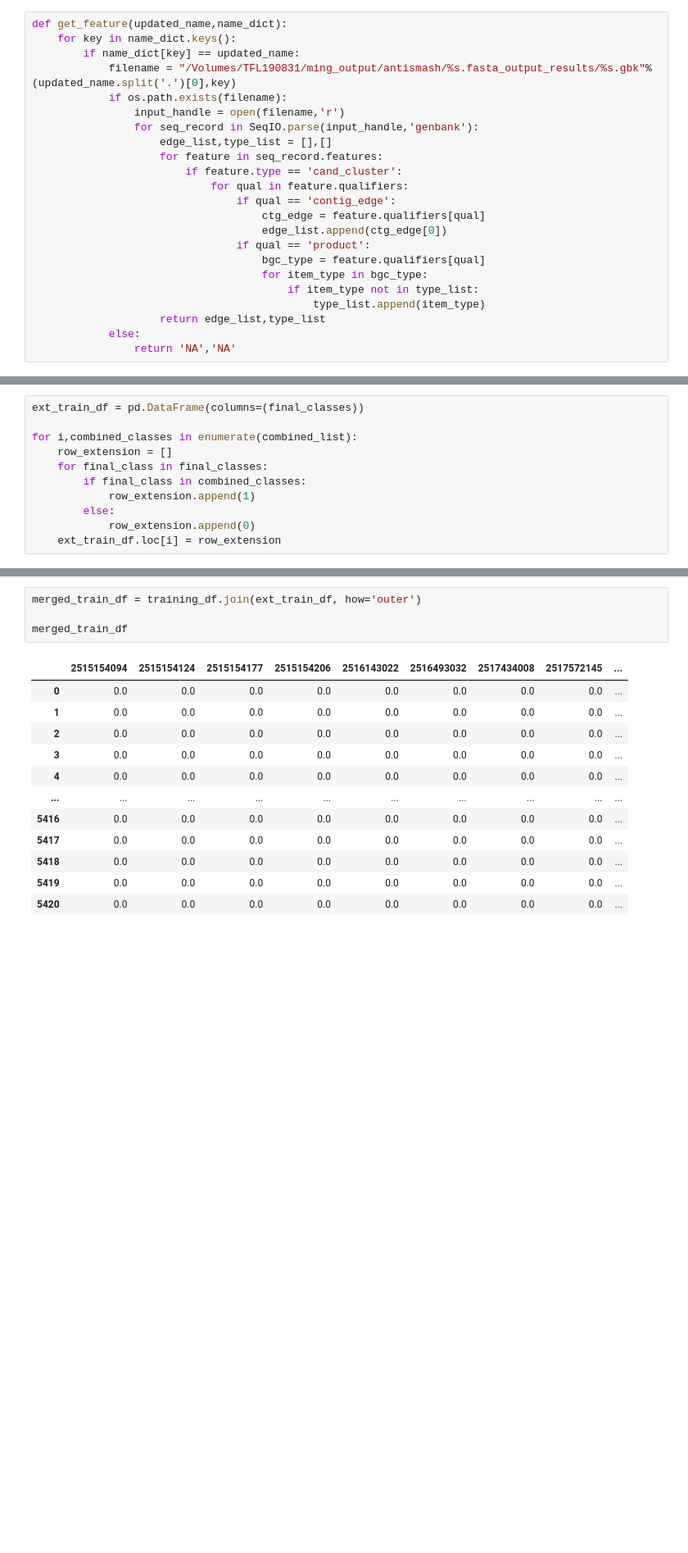
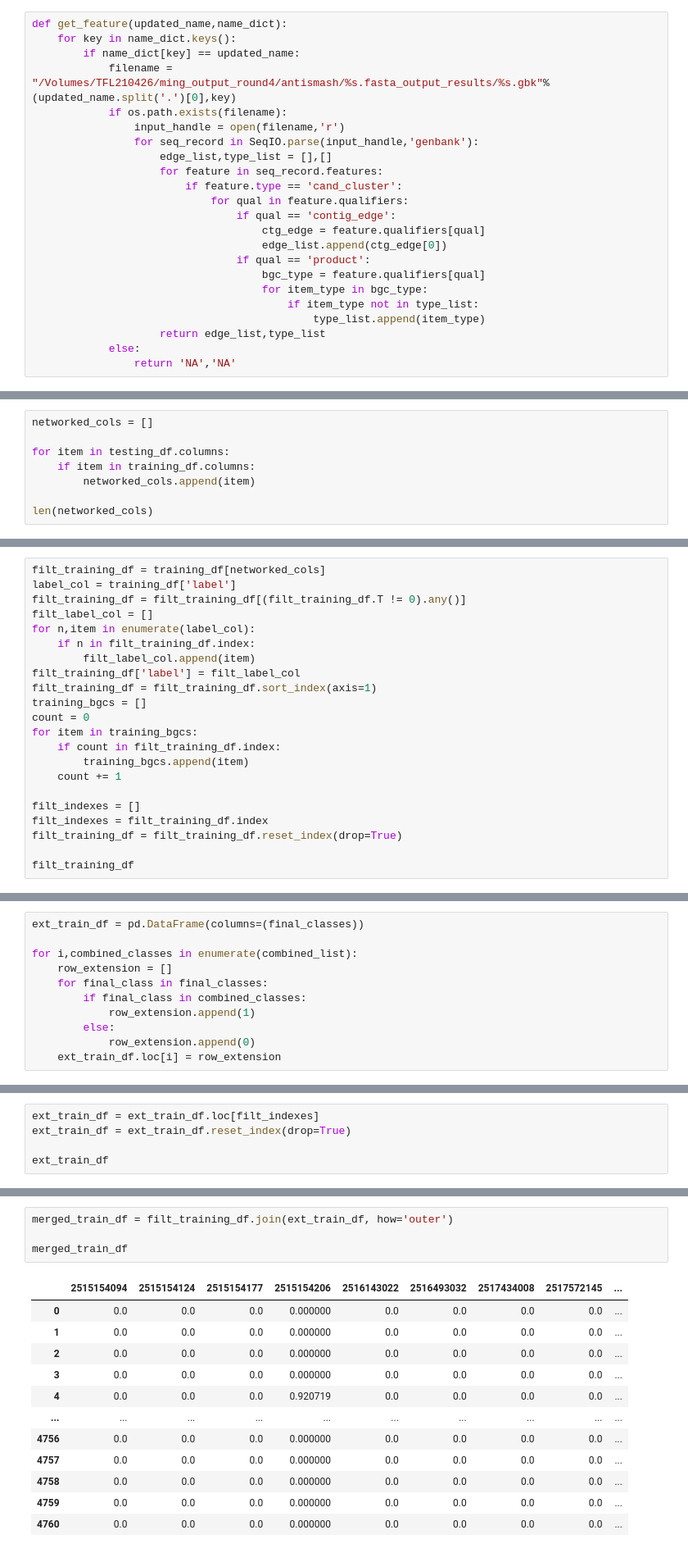
Before and after one commit to tiagolbiotech/NPOmix, a Jupyter notebook: NPOmix_v1.0-notebook7_new_features-210811.ipynb, the cells around one changed output, grey strips where cells are left out. Shown at 82% size. Drawn from its saved outputs; the diff is of its cells as text; blank space fills up the shorter version.

```diff
--- a/NPOmix_v1.0-notebook7_new_features-210811.ipynb
+++ b/NPOmix_v1.0-notebook7_new_features-210811.ipynb
@@ -150,7 +150,7 @@ get_feature('GCA_001767235.region004',names_dict)
 def get_feature(updated_name,name_dict):
     for key in name_dict.keys():
         if name_dict[key] == updated_name:
-            filename = "/Volumes/TFL190831/ming_output/antismash/%s.fasta_output_results/%s.gbk"%(updated_name.split('.')[0],key)
+            filename = "/Volumes/TFL210426/ming_output_round4/antismash/%s.fasta_output_results/%s.gbk"%(updated_name.split('.')[0],key)
             if os.path.exists(filename):
                 input_handle = open(filename,'r')
                 for seq_record in SeqIO.parse(input_handle,'genbank'):
@@ -285,0 +308,8 @@ training_df
+# %%
+networked_cols = []
+
+for item in testing_df.columns:
+    if item in training_df.columns:
+        networked_cols.append(item)
+
+len(networked_cols)
@@ -285,0 +318,22 @@ training_df
+# %%
+filt_training_df = training_df[networked_cols]
+label_col = training_df['label']
+filt_training_df = filt_training_df[(filt_training_df.T != 0).any()]
+filt_label_col = []
+for n,item in enumerate(label_col):
+    if n in filt_training_df.index:
+        filt_label_col.append(item)
+filt_training_df['label'] = filt_label_col
+filt_training_df = filt_training_df.sort_index(axis=1)
+training_bgcs = []
+count = 0
+for item in training_bgcs:
+    if count in filt_training_df.index:
+        training_bgcs.append(item)
+    count += 1
+
+filt_indexes = []
+filt_indexes = filt_training_df.index
+filt_training_df = filt_training_df.reset_index(drop=True)
+
+filt_training_df
@@ -364,0 +417,5 @@ ext_train_df
+# %%
+ext_train_df = ext_train_df.loc[filt_indexes]
+ext_train_df = ext_train_df.reset_index(drop=True)
+
+ext_train_df
@@ -365,17 +436,17 @@ ext_train_df
 # %%
-merged_train_df = training_df.join(ext_train_df, how='outer')
+merged_train_df = filt_training_df.join(ext_train_df, how='outer')
 
 merged_train_df
 # %% [output]
 |  | 2515154094 | 2515154124 | 2515154177 | 2515154206 | 2516143022 | 2516493032 | 2517434008 | 2517572145 | ... |
-| 0 | 0.0 | 0.0 | 0.0 | 0.0 | 0.0 | 0.0 | 0.0 | 0.0 | ... |
-| 1 | 0.0 | 0.0 | 0.0 | 0.0 | 0.0 | 0.0 | 0.0 | 0.0 | ... |
-| 2 | 0.0 | 0.0 | 0.0 | 0.0 | 0.0 | 0.0 | 0.0 | 0.0 | ... |
-| 3 | 0.0 | 0.0 | 0.0 | 0.0 | 0.0 | 0.0 | 0.0 | 0.0 | ... |
-| 4 | 0.0 | 0.0 | 0.0 | 0.0 | 0.0 | 0.0 | 0.0 | 0.0 | ... |
+| 0 | 0.0 | 0.0 | 0.0 | 0.000000 | 0.0 | 0.0 | 0.0 | 0.0 | ... |
+| 1 | 0.0 | 0.0 | 0.0 | 0.000000 | 0.0 | 0.0 | 0.0 | 0.0 | ... |
+| 2 | 0.0 | 0.0 | 0.0 | 0.000000 | 0.0 | 0.0 | 0.0 | 0.0 | ... |
+| 3 | 0.0 | 0.0 | 0.0 | 0.000000 | 0.0 | 0.0 | 0.0 | 0.0 | ... |
+| 4 | 0.0 | 0.0 | 0.0 | 0.920719 | 0.0 | 0.0 | 0.0 | 0.0 | ... |
 | ... | ... | ... | ... | ... | ... | ... | ... | ... | ... |
-| 5416 | 0.0 | 0.0 | 0.0 | 0.0 | 0.0 | 0.0 | 0.0 | 0.0 | ... |
-| 5417 | 0.0 | 0.0 | 0.0 | 0.0 | 0.0 | 0.0 | 0.0 | 0.0 | ... |
-| 5418 | 0.0 | 0.0 | 0.0 | 0.0 | 0.0 | 0.0 | 0.0 | 0.0 | ... |
-| 5419 | 0.0 | 0.0 | 0.0 | 0.0 | 0.0 | 0.0 | 0.0 | 0.0 | ... |
-| 5420 | 0.0 | 0.0 | 0.0 | 0.0 | 0.0 | 0.0 | 0.0 | 0.0 | ... |
+| 4756 | 0.0 | 0.0 | 0.0 | 0.000000 | 0.0 | 0.0 | 0.0 | 0.0 | ... |
+| 4757 | 0.0 | 0.0 | 0.0 | 0.000000 | 0.0 | 0.0 | 0.0 | 0.0 | ... |
+| 4758 | 0.0 | 0.0 | 0.0 | 0.000000 | 0.0 | 0.0 | 0.0 | 0.0 | ... |
+| 4759 | 0.0 | 0.0 | 0.0 | 0.000000 | 0.0 | 0.0 | 0.0 | 0.0 | ... |
+| 4760 | 0.0 | 0.0 | 0.0 | 0.000000 | 0.0 | 0.0 | 0.0 | 0.0 | ... |
```
Also changed, not shown: parts of 21 cells of this notebook, 1 other file.
